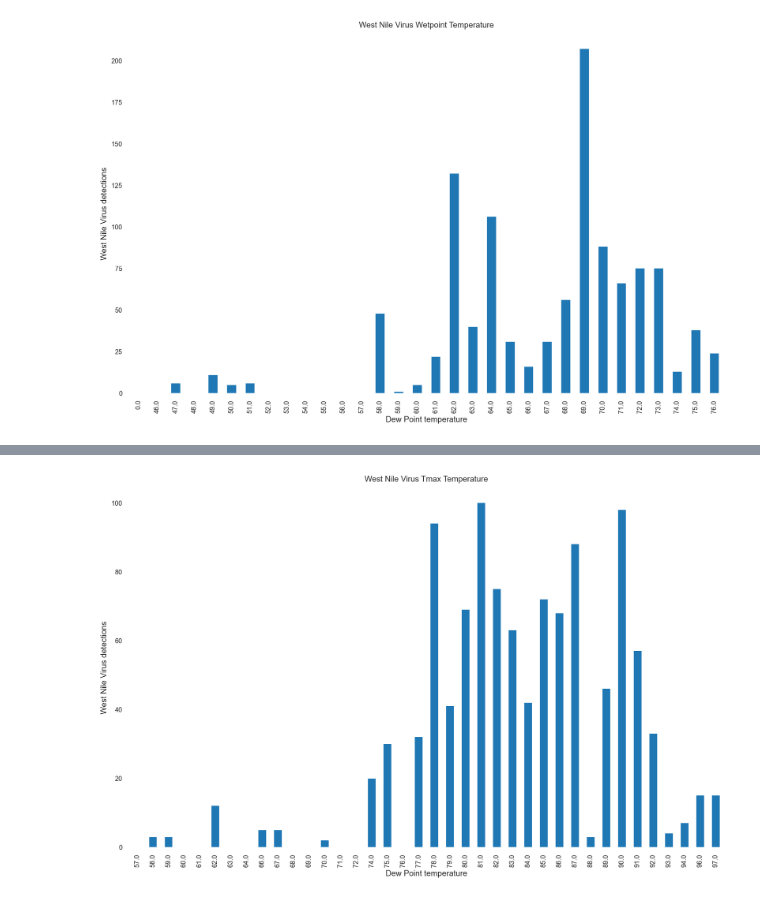
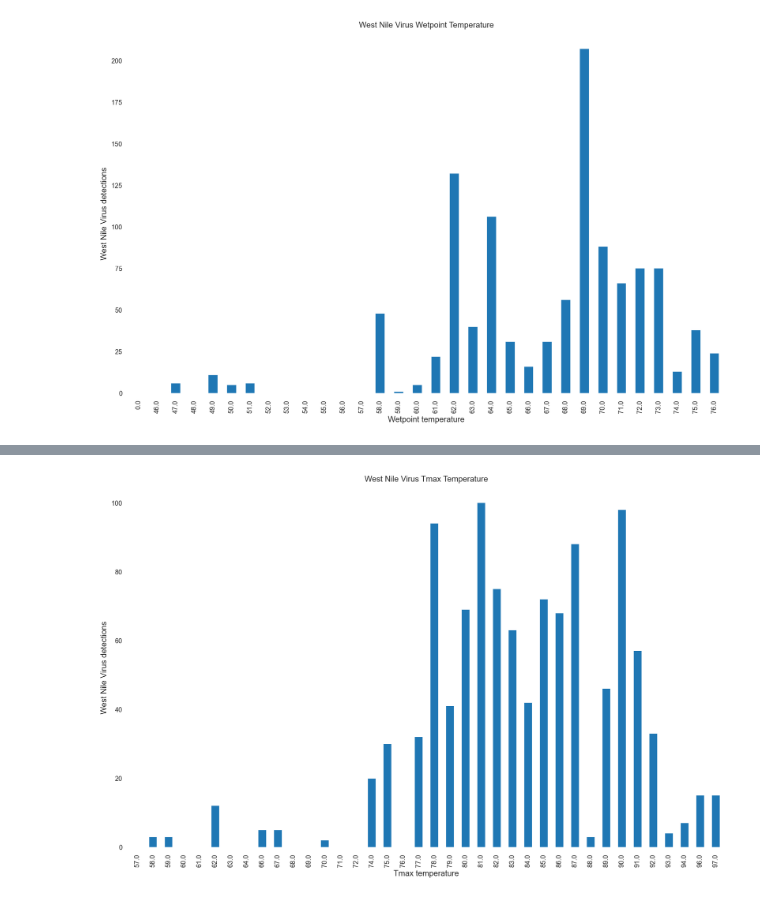
Before and after one commit to PChhapar/DSI_15_West_Nile_Virus_Prediction, a Jupyter notebook: code/project_4_melvin.ipynb, the cells around one changed output, grey strips where cells are left out. Saved outputs shown, nothing was run; the diff lists cells and outputs as text; code cells hidden in the pictures.

```diff
--- a/code/project_4_melvin.ipynb
+++ b/code/project_4_melvin.ipynb
@@ -681,9 +681,9 @@ plt.ylabel("West Nile Virus detections ", fontsize='large');
 # %%
 plt.figure(figsize = (16, 10))
 train_weather.groupby(['tmax'])['wnvpresent'].sum().plot.bar()
 plt.title("West Nile Virus Tmax Temperature", fontsize='large')
-plt.xlabel("Dew Point temperature", fontsize ='large')
+plt.xlabel("Tmax temperature", fontsize ='large')
 plt.xticks(rotation=90)
 plt.ylabel("West Nile Virus detections ", fontsize='large');
 # %% [output]
-[figure, old version]
+[figure, new version]
```
Also changed, not shown: parts of 8 cells of this notebook.
